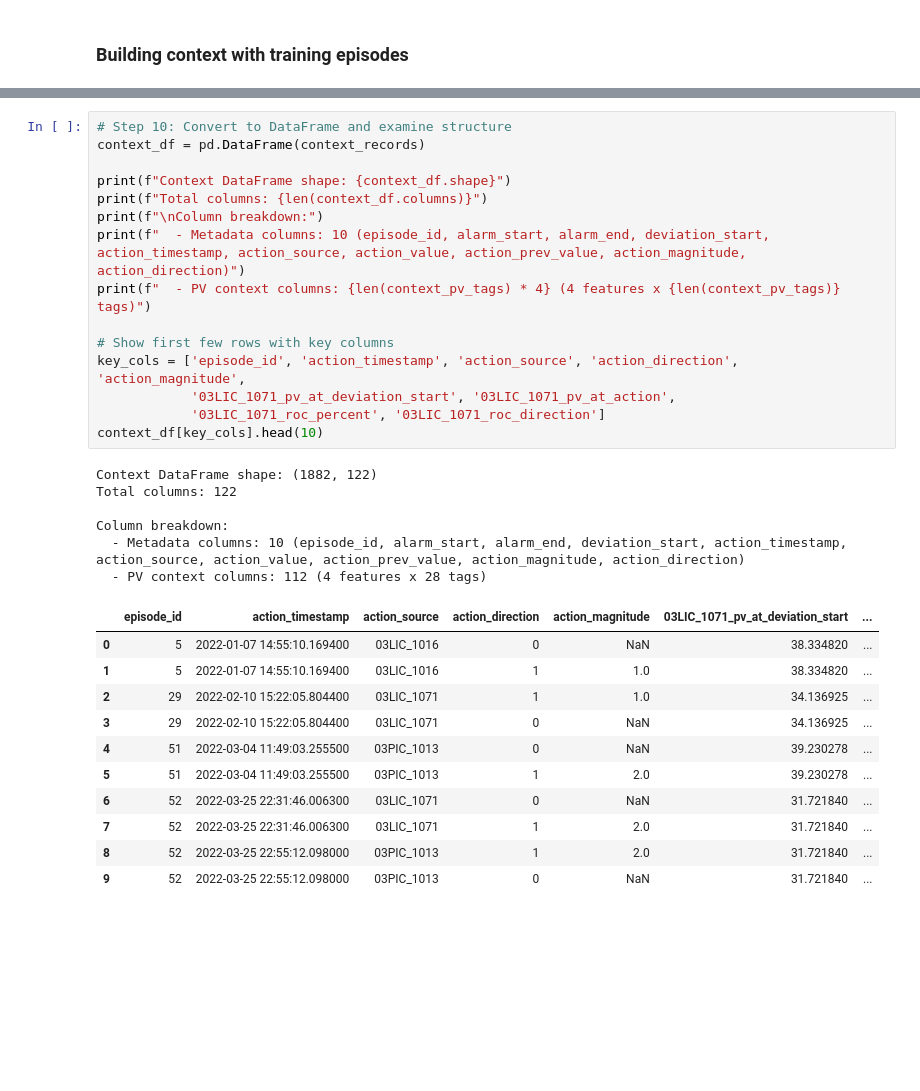
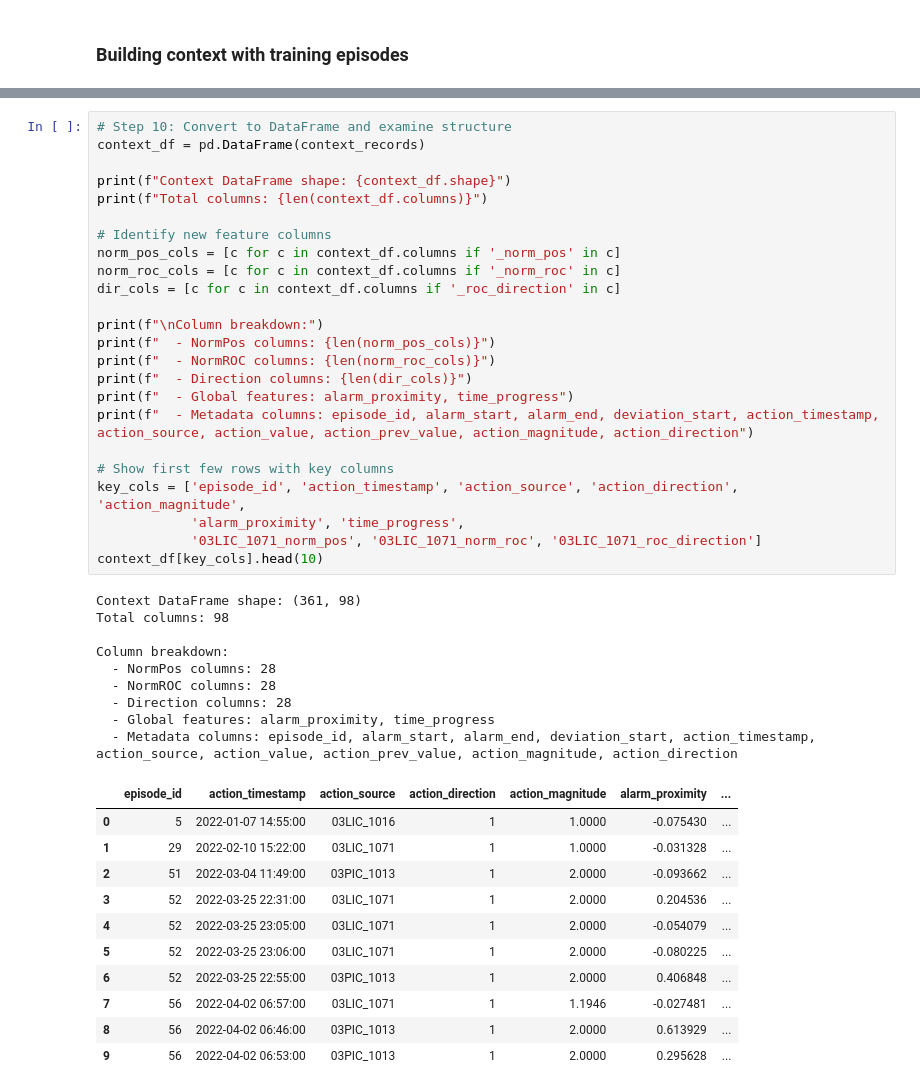
Before and after one commit to H604827/ControlActions, a Jupyter notebook: EXPERIMENTS/Similarity_approach_analysis_good_eps.ipynb, the cells around one changed output, grey strips where cells are left out. Drawn from its saved outputs; the diff is of its cells as text; blank space fills up the shorter version.

```diff
--- a/EXPERIMENTS/Similarity_approach_analysis_good_eps.ipynb
+++ b/EXPERIMENTS/Similarity_approach_analysis_good_eps.ipynb
@@ -371,36 +598,48 @@ Total context records created: 1882
 # %%
 # Step 10: Convert to DataFrame and examine structure
 context_df = pd.DataFrame(context_records)
 
 print(f"Context DataFrame shape: {context_df.shape}")
 print(f"Total columns: {len(context_df.columns)}")
+
+# Identify new feature columns
+norm_pos_cols = [c for c in context_df.columns if '_norm_pos' in c]
+norm_roc_cols = [c for c in context_df.columns if '_norm_roc' in c]
+dir_cols = [c for c in context_df.columns if '_roc_direction' in c]
+
 print(f"\nColumn breakdown:")
-print(f"  - Metadata columns: 10 (episode_id, alarm_start, alarm_end, deviation_start, action_timestamp, action_source, action_value, action_prev_value, action_magnitude, action_direction)")
-print(f"  - PV context columns: {len(context_pv_tags) * 4} (4 features x {len(context_pv_tags)} tags)")
+print(f"  - NormPos columns: {len(norm_pos_cols)}")
+print(f"  - NormROC columns: {len(norm_roc_cols)}")
+print(f"  - Direction columns: {len(dir_cols)}")
+print(f"  - Global features: alarm_proximity, time_progress")
+print(f"  - Metadata columns: episode_id, alarm_start, alarm_end, deviation_start, action_timestamp, action_source, action_value, action_prev_value, action_magnitude, action_direction")
 
 # Show first few rows with key columns
 key_cols = ['episode_id', 'action_timestamp', 'action_source', 'action_direction', 'action_magnitude',
-            '03LIC_1071_pv_at_deviation_start', '03LIC_1071_pv_at_action',
-            '03LIC_1071_roc_percent', '03LIC_1071_roc_direction']
+            'alarm_proximity', 'time_progress',
+            '03LIC_1071_norm_pos', '03LIC_1071_norm_roc', '03LIC_1071_roc_direction']
 context_df[key_cols].head(10)
 # %% [output]
-Context DataFrame shape: (1882, 122)
-Total columns: 122
+Context DataFrame shape: (361, 98)
+Total columns: 98
 
 Column breakdown:
-  - Metadata columns: 10 (episode_id, alarm_start, alarm_end, deviation_start, action_timestamp, action_source, action_value, action_prev_value, action_magnitude, action_direction)
-  - PV context columns: 112 (4 features x 28 tags)
+  - NormPos columns: 28
+  - NormROC columns: 28
+  - Direction columns: 28
+  - Global features: alarm_proximity, time_progress
+  - Metadata columns: episode_id, alarm_start, alarm_end, deviation_start, action_timestamp, action_source, action_value, action_prev_value, action_magnitude, action_direction
-|  | episode_id | action_timestamp | action_source | action_direction | action_magnitude | 03LIC_1071_pv_at_deviation_start | ... |
-| 0 | 5 | 2022-01-07 14:55:10.169400 | 03LIC_1016 | 0 | NaN | 38.334820 | ... |
-| 1 | 5 | 2022-01-07 14:55:10.169400 | 03LIC_1016 | 1 | 1.0 | 38.334820 | ... |
-| 2 | 29 | 2022-02-10 15:22:05.804400 | 03LIC_1071 | 1 | 1.0 | 34.136925 | ... |
-| 3 | 29 | 2022-02-10 15:22:05.804400 | 03LIC_1071 | 0 | NaN | 34.136925 | ... |
-| 4 | 51 | 2022-03-04 11:49:03.255500 | 03PIC_1013 | 0 | NaN | 39.230278 | ... |
-| 5 | 51 | 2022-03-04 11:49:03.255500 | 03PIC_1013 | 1 | 2.0 | 39.230278 | ... |
-| 6 | 52 | 2022-03-25 22:31:46.006300 | 03LIC_1071 | 0 | NaN | 31.721840 | ... |
-| 7 | 52 | 2022-03-25 22:31:46.006300 | 03LIC_1071 | 1 | 2.0 | 31.721840 | ... |
-| 8 | 52 | 2022-03-25 22:55:12.098000 | 03PIC_1013 | 1 | 2.0 | 31.721840 | ... |
-| 9 | 52 | 2022-03-25 22:55:12.098000 | 03PIC_1013 | 0 | NaN | 31.721840 | ... |
+|  | episode_id | action_timestamp | action_source | action_direction | action_magnitude | alarm_proximity | ... |
+| 0 | 5 | 2022-01-07 14:55:00 | 03LIC_1016 | 1 | 1.0000 | -0.075430 | ... |
+| 1 | 29 | 2022-02-10 15:22:00 | 03LIC_1071 | 1 | 1.0000 | -0.031328 | ... |
+| 2 | 51 | 2022-03-04 11:49:00 | 03PIC_1013 | 1 | 2.0000 | -0.093662 | ... |
+| 3 | 52 | 2022-03-25 22:31:00 | 03LIC_1071 | 1 | 2.0000 | 0.204536 | ... |
+| 4 | 52 | 2022-03-25 23:05:00 | 03LIC_1071 | 1 | 2.0000 | -0.054079 | ... |
+| 5 | 52 | 2022-03-25 23:06:00 | 03LIC_1071 | 1 | 2.0000 | -0.080225 | ... |
+| 6 | 52 | 2022-03-25 22:55:00 | 03PIC_1013 | 1 | 2.0000 | 0.406848 | ... |
+| 7 | 56 | 2022-04-02 06:57:00 | 03LIC_1071 | 1 | 1.1946 | -0.027481 | ... |
+| 8 | 56 | 2022-04-02 06:46:00 | 03PIC_1013 | 1 | 2.0000 | 0.613929 | ... |
+| 9 | 56 | 2022-04-02 06:53:00 | 03PIC_1013 | 1 | 2.0000 | 0.295628 | ... |
 # %%
 # Step 11: Data quality check and summary statistics
 print("=== Context DataFrame Summary ===\n")
```
Also changed, not shown: parts of 15 cells of this notebook, 5 other files.
